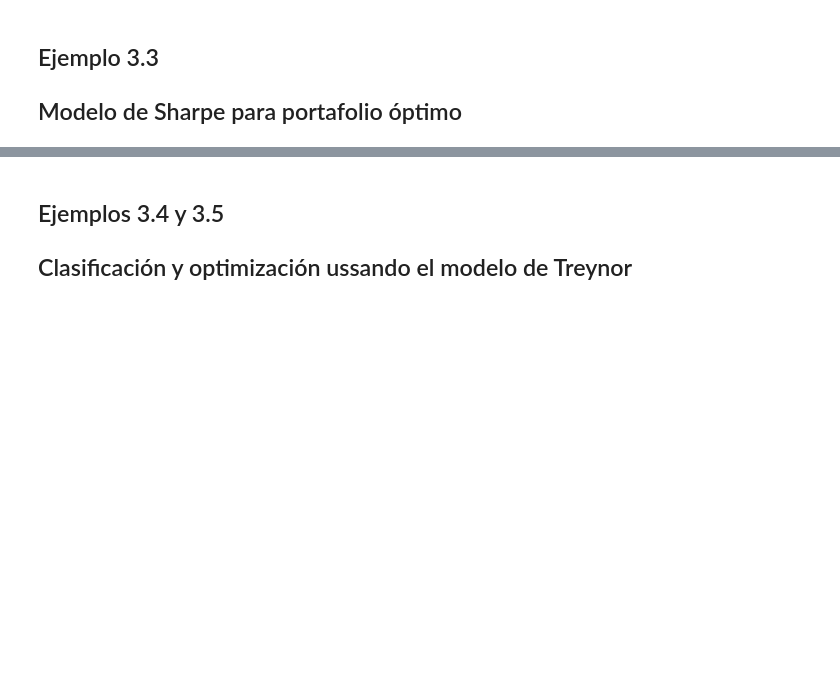
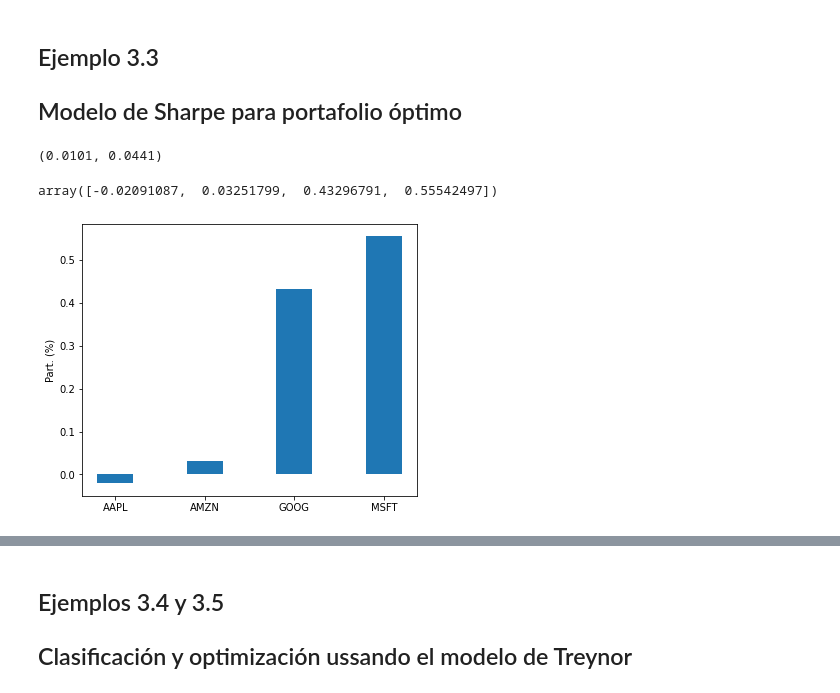
Before and after one commit to cazapata25/GMP, a Jupyter notebook: Python/cap3.ipynb, the cells around one changed output, grey strips where cells are left out. Drawn from its saved outputs; the diff is of its cells as text; code cells hidden in the pictures; blank space fills up the shorter version.

```diff
--- a/Python/cap3.ipynb
+++ b/Python/cap3.ipynb
@@ -159,6 +158,6 @@ R-squared: 0.506412
 # Estimación varianza del error
 t=60
 model = list(map(linestim, r_indice))
-error = (((retornos['GOOGL']-model)**2).sum())/(t-1)
-round(error,4)
+error_goog = (((retornos['GOOG']-model)**2).sum())/(t-1)
+round(error_goog,4)
 # %% [output]
@@ -182,8 +181,8 @@ R-squared: 0.469904
 # Estimación varianza del error
 t=60
 model = list(map(linestim, r_indice))
-error = (((retornos['MSFT']-model)**2).sum())/(t-1)
-round(error,4)
+error_msft = (((retornos['MSFT']-model)**2).sum())/(t-1)
+round(error_msft,4)
 # %% [output]
 0.0014
 # %%
@@ -210,0 +208,32 @@ E(R)_msft:  0.0085
+# %%
+round(rm,4), round(sigmam,4)
+# %% [output]
+(0.0101, 0.0441)
+# %%
+mu = np.array(retornos.mean())
+n = len(mu)
+unos = np.repeat(1,n)
+sigma_error = np.array([error_aapl, error_amzn, error_goog, error_msft, sigmam**2])
+betas = np.array([beta_aapl, beta_amzn, beta_goog, beta_msft, -1])
+alphas = np.array([alpha_aapl, alpha_amzn, alpha_goog, alpha_msft, rm])
+uno = np.array([1,1,1,1,0])
+sigmaei = np.diagflat(sigma_error)
+alb = np.concatenate(([alphas],[uno],[betas])).T
+G = alb.T @ np.linalg.inv(sigmaei) @ alb
+# %%
+# Vector resultados
+res = np.array([0.02, 1, 0])
+
+# Calculo pesos optimos
+wpo =  np.linalg.inv(sigmaei) @ alb @ np.linalg.inv(G) @ res
+wpo[0:4]
+# %% [output]
+array([-0.02091087,  0.03251799,  0.43296791,  0.55542497])
+# %%
+# Pesos del PMVG
+fig = plt.figure(figsize = (6, 5))
+plt.bar(activos, wpo[0:4], width = 0.4)
+plt.ylabel("Part. (%)")
+plt.show()
+# %% [output]
+[figure, added]
```
Also changed, not shown: parts of 11 cells of this notebook, 1 other file.
